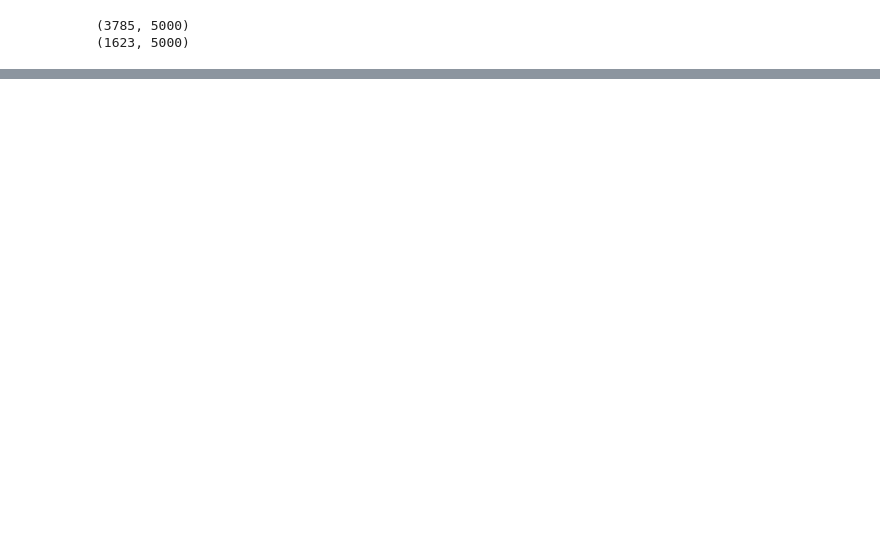
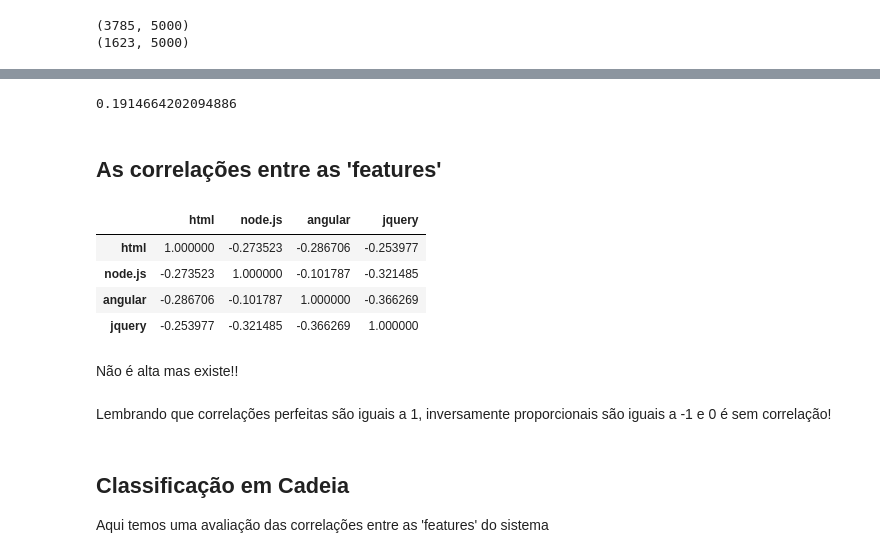
Before and after one commit to frlps/multilabel-text-classifier, a Jupyter notebook: ML_Text_Class_SOF.ipynb, the cells around one changed output, grey strips where cells are left out. Cells and saved outputs as stored; diff of their text form; code cells hidden in the pictures; blank space fills up the shorter version.

```diff
--- a/ML_Text_Class_SOF.ipynb
+++ b/ML_Text_Class_SOF.ipynb
@@ -282,0 +414,23 @@ print(input_teste_tfidf.shape)
+# %%
+hamming_calc = hamming_loss(tags_teste_mod, predictTest)
+hamming_calc
+# %% [output]
+0.1914664202094886
+# %% [markdown]
+## As correlações entre as 'features'
+# %%
+perguntas.corr()
+# %% [output]
+|  | html | node.js | angular | jquery |
+| html | 1.000000 | -0.273523 | -0.286706 | -0.253977 |
+| node.js | -0.273523 | 1.000000 | -0.101787 | -0.321485 |
+| angular | -0.286706 | -0.101787 | 1.000000 | -0.366269 |
+| jquery | -0.253977 | -0.321485 | -0.366269 | 1.000000 |
+# %% [markdown]
+Não é alta mas existe!!
+# %% [markdown]
+Lembrando que correlações perfeitas são iguais a 1, inversamente proporcionais são iguais a -1 e 0 é sem correlação!
+# %% [markdown]
+## Classificação em Cadeia
+
+Aqui temos uma avaliação das correlações entre as 'features' do sistema
```
Also changed, not shown: parts of 43 cells of this notebook, 1 other file.
